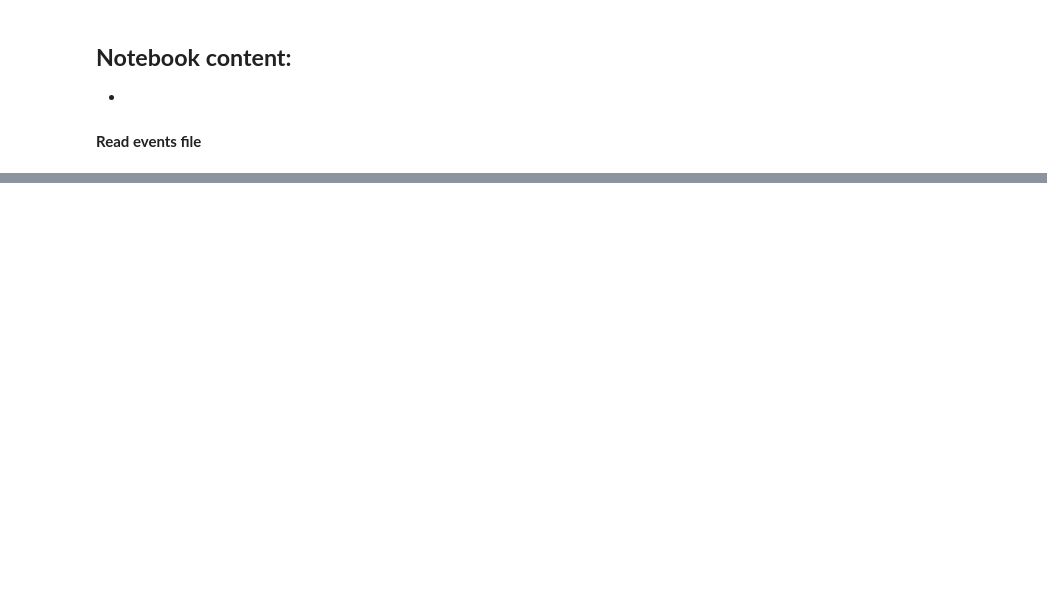
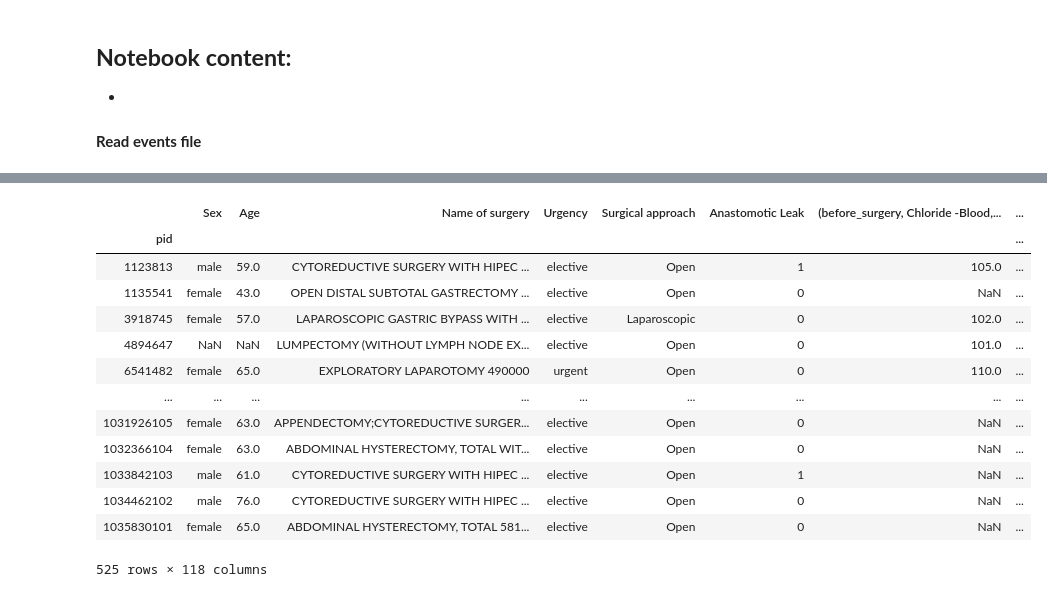
Before and after one commit to nomihadar/Anastomotic-Leak-Prediction, a Jupyter notebook: Scripts/parseData4.ipynb, the cells around one changed output, grey strips where cells are left out. Saved outputs shown, nothing was run; the diff lists cells and outputs as text; code cells hidden in the pictures; blank space fills up the shorter version.

```diff
--- a/Scripts/parseData4.ipynb
+++ b/Scripts/parseData4.ipynb
@@ -44,3 +56,0 @@ df.head();
-# %%
-output_path = "{}parseAnonymous0.csv".format(DATA_PATH)
-anonymous = pd.read_csv(output_path, sep=',')
@@ -104,0 +59,17 @@ features_df = []
+# %%
+#get only patient with a surgery date, which are not duplicate (first surgey)
+anonymous_ix = anonymous[(anonymous['Date of surgery'].notna())
+                         & (~anonymous['pid'].duplicated())].index
+print("anonymous:", anonymous.loc[anonymous_ix].shape)
+
+
+#filter events by thier info
+info_ix = eventsinfo[(eventsinfo['category'] == 'laboratory')
+                     & (eventsinfo['inMatrix'] == 1)
+                     & (eventsinfo['sValue'].isna())
+                    & (eventsinfo['nPatients'] > 300)].index
+print("eventsinfo:", eventsinfo.loc[info_ix].shape)
+
+#get filtered data events
+df_ix = df[df['eventName'].isin(eventsinfo.loc[info_ix,'eventName']) ].index
+print("df:", df.loc[df_ix].shape)
@@ -104,0 +80,13 @@ features_df = []
+# %%
+#get meta data from anonymous
+
+metadata = anonymous.loc[anonymous_ix]
+
+#map: 1 if Anastomotic Leak, 0 o.w.
+metadata['Anastomotic Leak'] = 0
+metadata.loc[metadata['Complications']=='Anastomotic Leak', 'Anastomotic Leak'] = 1
+
+#drop columns
+cols_to_remove = ['Date of surgery', 'Days of hospitalization', 'Patient classification',
+                  'Responsible surgeon', 'Kk', 'Simple', 'Severe', 'Complications']
+metadata = metadata.drop(columns=cols_to_remove).set_index('pid')
@@ -104,0 +178,17 @@ features_df = []
+# %%
+pd.concat([metadata, result_data], axis=1, levels=['date','eventName', 'statistics'])
+# %% [output]
+|  | Sex | Age | Name of surgery | Urgency | Surgical approach | Anastomotic Leak | (before_surgery, Chloride -Blood,... | ... |
+| pid |  |  |  |  |  |  |  | ... |
+| 1123813 | male | 59.0 | CYTOREDUCTIVE SURGERY WITH HIPEC ... | elective | Open | 1 | 105.0 | ... |
+| 1135541 | female | 43.0 | OPEN DISTAL SUBTOTAL GASTRECTOMY ... | elective | Open | 0 | NaN | ... |
+| 3918745 | female | 57.0 | LAPAROSCOPIC GASTRIC BYPASS WITH ... | elective | Laparoscopic | 0 | 102.0 | ... |
+| 4894647 | NaN | NaN | LUMPECTOMY (WITHOUT LYMPH NODE EX... | elective | Open | 0 | 101.0 | ... |
+| 6541482 | female | 65.0 | EXPLORATORY LAPAROTOMY 490000 | urgent | Open | 0 | 110.0 | ... |
+| ... | ... | ... | ... | ... | ... | ... | ... | ... |
+| 1031926105 | female | 63.0 | APPENDECTOMY;CYTOREDUCTIVE SURGER... | elective | Open | 0 | NaN | ... |
+| 1032366104 | female | 63.0 | ABDOMINAL HYSTERECTOMY, TOTAL WIT... | elective | Open | 0 | NaN | ... |
+| 1033842103 | male | 61.0 | CYTOREDUCTIVE SURGERY WITH HIPEC ... | elective | Open | 1 | NaN | ... |
+| 1034462102 | male | 76.0 | CYTOREDUCTIVE SURGERY WITH HIPEC ... | elective | Open | 0 | NaN | ... |
+| 1035830101 | female | 65.0 | ABDOMINAL HYSTERECTOMY, TOTAL 581... | elective | Open | 0 | NaN | ... |
+525 rows × 118 columns
```
Also changed, not shown: parts of 49 cells of this notebook.
